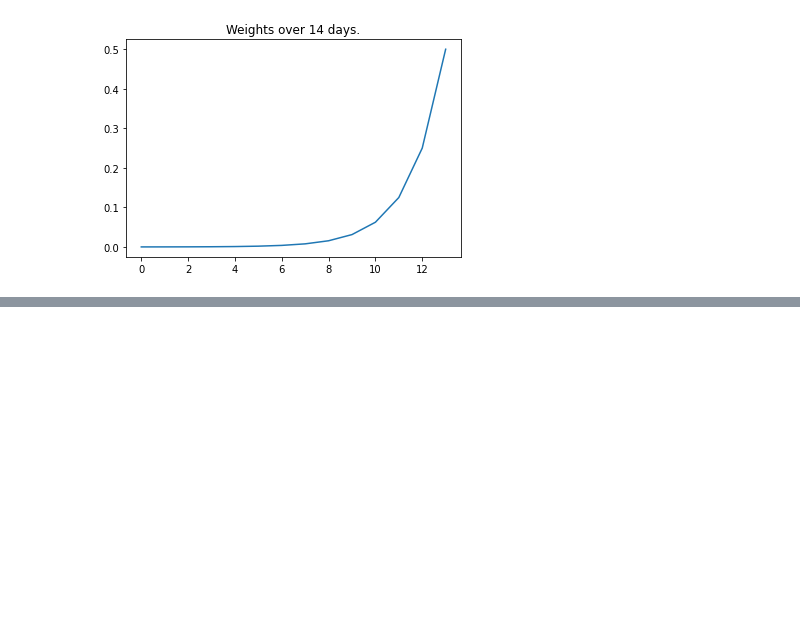
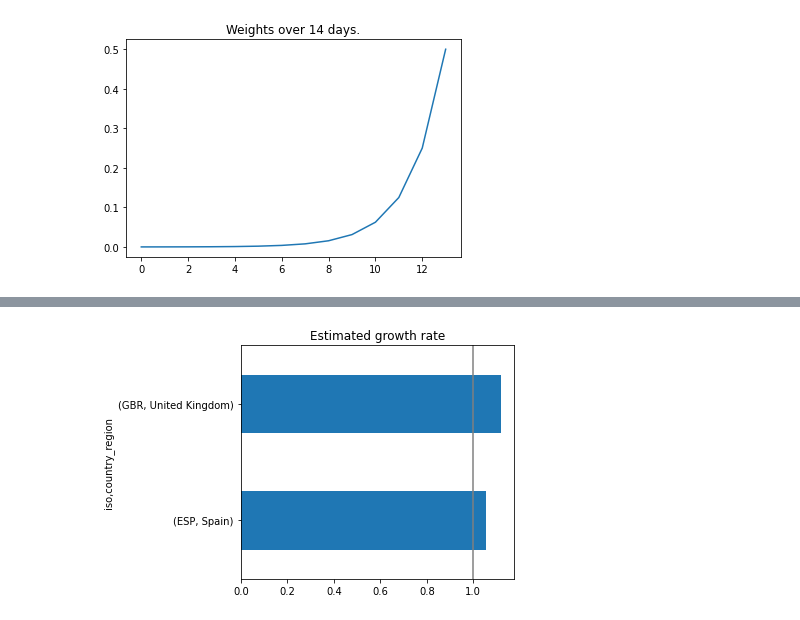
Before and after one commit to jmrr/covid19-data-analysis, a Jupyter notebook: covid19_analysis.ipynb, the cells around one changed output, grey strips where cells are left out. Drawn from its saved outputs; the diff is of its cells as text; code cells hidden in the pictures; blank space fills up the shorter version.

```diff
--- a/covid19_analysis.ipynb
+++ b/covid19_analysis.ipynb
@@ -93,3 +107,16 @@ plt.title("Weights over 14 days.")
 # %% [output]
 Text(0.5, 1.0, 'Weights over 14 days.')
 [figure]
+# %%
+import pandas as pd
+
+import statsmodels.api as sm
+
+data = confirmed.copy()
+
+window = weighted_window
+
+window_size = len(window)
+
+last_fortnight = data.iloc[-window_size:]
+last_fortnight
@@ -95,0 +141,26 @@ Text(0.5, 1.0, 'Weights over 14 days.')
+# %%
+log_last_fortnight = np.log(last_fortnight)
+log_last_fortnight[log_last_fortnight == -np.inf] = 0
+
+design = pd.DataFrame({"linear": np.arange(window_size),
+                       "const": np.ones(window_size)})
+
+growth_rate = pd.DataFrame(data=np.zeros((1, len(data.columns))), columns=data.columns)
+# %%
+predicted_cases = pd.DataFrame()
+predicted_cases_lower = pd.DataFrame()
+predicted_cases_upper = pd.DataFrame()
+prediction_dates = pd.date_range(data.index[-window_size], periods=window_size + 7)
+# %%
+for country in data.columns:
+    mode_wls = sm.WLS(log_last_fortnight[country].values, design, weights=window, hasconst=True)
+    res_wls = mode_wls.fit()
+    growth_rate[country] = np.exp(res_wls.params.linear)
+    predicted_cases[country] = np.exp(res_wls.params.const + res_wls.params.linear * np.arange(len(prediction_dates)))
+
+    conf_int = res_wls.conf_int(alpha=.25)
+    predicted_cases_lower[country] = np.exp(res_wls.params.const + conf_int[0].linear + np.arange(len(prediction_dates)))
+    predicted_cases_upper[country] = np.exp(res_wls.params.const +
+                conf_int[1].linear * np.arange(len(prediction_dates))
+            )
+predicted_cases = pd.concat(dict(prediction=predicted_cases, lower_bound=predicted_cases_lower, upper_bound=predicted_cases_upper), axis=1)
@@ -95,0 +172,7 @@ Text(0.5, 1.0, 'Weights over 14 days.')
+# %%
+ax = growth_rate.T.plot(kind="barh", legend=False)
+ax.set_title('Estimated growth rate')
+ax.axvline(1, color='.5')
+plt.tight_layout()
+# %% [output]
+[figure, added]
```
Also changed, not shown: parts of 10 cells of this notebook.
